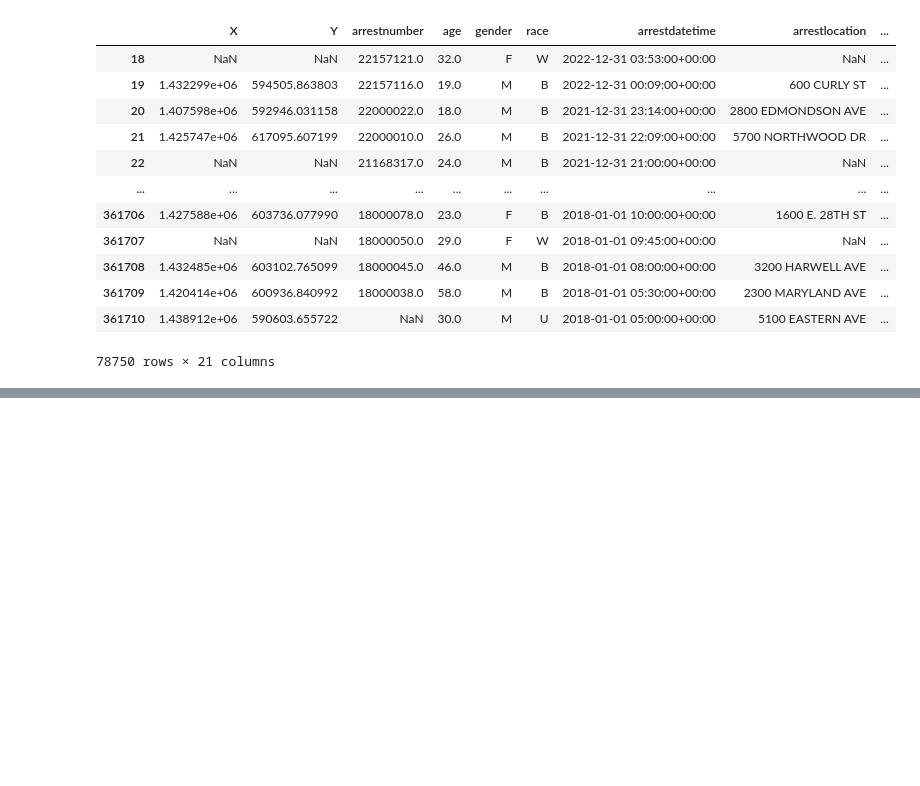
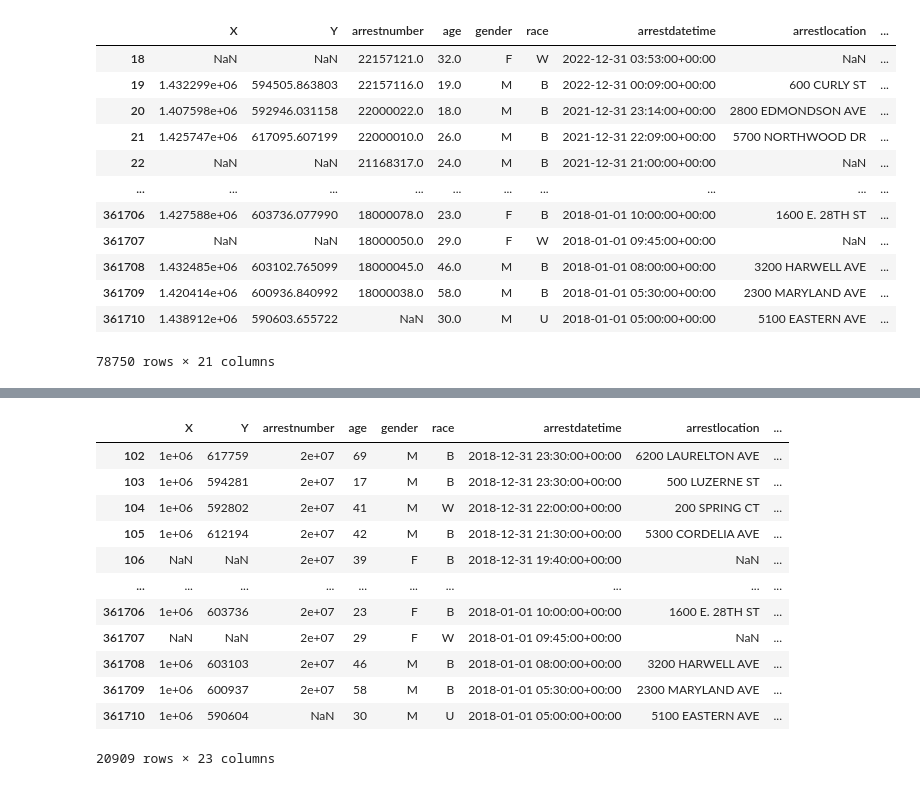
Before and after one commit to erusin12/dataProject1, a Jupyter notebook: maps.ipynb, the cells around one changed output, grey strips where cells are left out. Saved outputs shown, nothing was run; the diff lists cells and outputs as text; code cells hidden in the pictures; blank space fills up the shorter version.

```diff
--- a/maps.ipynb
+++ b/maps.ipynb
@@ -89,0 +85,17 @@ data_2018
+# %%
+# Isolating the 2018 data for mapping
+data_2018 = narrowed_data[narrowed_data['arrest_year'] == 2018]
+# %% [output]
+|  | X | Y | arrestnumber | age | gender | race | arrestdatetime | arrestlocation | ... |
+| 102 | 1e+06 | 617759 | 2e+07 | 69 | M | B | 2018-12-31 23:30:00+00:00 | 6200 LAURELTON AVE | ... |
+| 103 | 1e+06 | 594281 | 2e+07 | 17 | M | B | 2018-12-31 23:30:00+00:00 | 500 LUZERNE ST | ... |
+| 104 | 1e+06 | 592802 | 2e+07 | 41 | M | W | 2018-12-31 22:00:00+00:00 | 200 SPRING CT | ... |
+| 105 | 1e+06 | 612194 | 2e+07 | 42 | M | B | 2018-12-31 21:30:00+00:00 | 5300 CORDELIA AVE | ... |
+| 106 | NaN | NaN | 2e+07 | 39 | F | B | 2018-12-31 19:40:00+00:00 | NaN | ... |
+| ... | ... | ... | ... | ... | ... | ... | ... | ... | ... |
+| 361706 | 1e+06 | 603736 | 2e+07 | 23 | F | B | 2018-01-01 10:00:00+00:00 | 1600 E. 28TH ST | ... |
+| 361707 | NaN | NaN | 2e+07 | 29 | F | W | 2018-01-01 09:45:00+00:00 | NaN | ... |
+| 361708 | 1e+06 | 603103 | 2e+07 | 46 | M | B | 2018-01-01 08:00:00+00:00 | 3200 HARWELL AVE | ... |
+| 361709 | 1e+06 | 600937 | 2e+07 | 58 | M | B | 2018-01-01 05:30:00+00:00 | 2300 MARYLAND AVE | ... |
+| 361710 | 1e+06 | 590604 | NaN | 30 | M | U | 2018-01-01 05:00:00+00:00 | 5100 EASTERN AVE | ... |
+20909 rows × 23 columns
```
Also changed, not shown: parts of 14 cells of this notebook, 17 other files.
